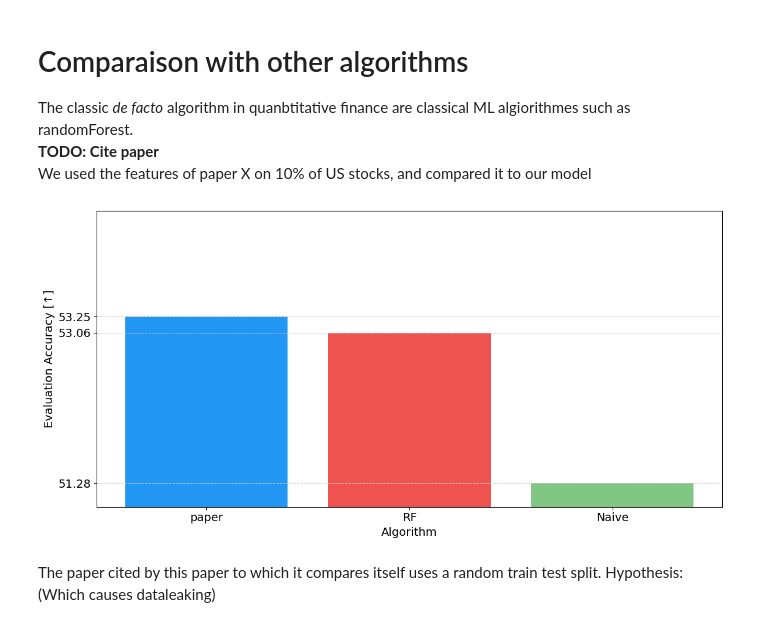
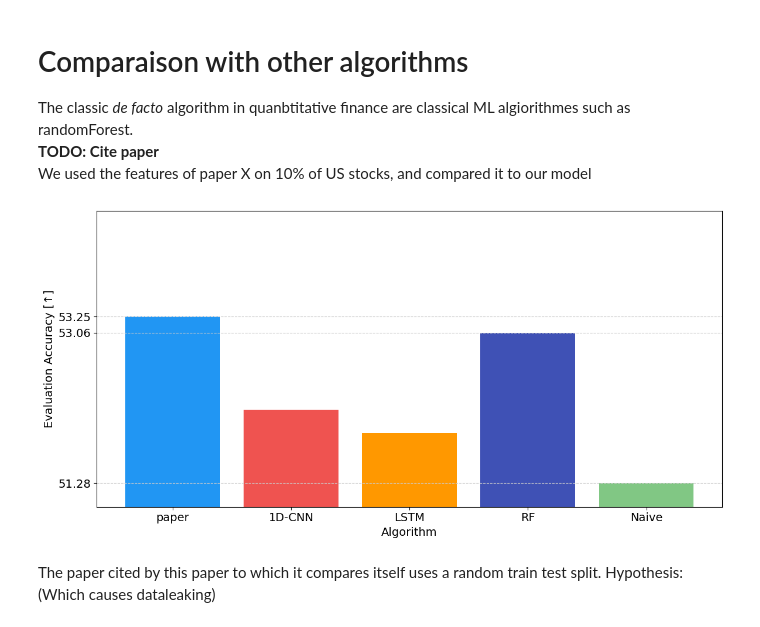
Before and after one commit to anthol42/MLSP-final_project, a Jupyter notebook: deep/notebooks/ablation.ipynb, the cells around one changed output. Saved outputs shown, nothing was run; the diff lists cells and outputs as text; code cells hidden in the pictures.

```diff
--- a/deep/notebooks/ablation.ipynb
+++ b/deep/notebooks/ablation.ipynb
@@ -324,22 +372,22 @@ The classic *de facto* algorithm in quanbtitative finance are classical ML algio
 **TODO: Cite paper**
 We used the features of paper X on 10% of US stocks, and compared it to our model
 # %%
-runID = [21]
+runID = [21, 29, 31]
 acc = [100 * rTable.loc[rid]["accuracy"] for rid in runID] + [53.06]
-names = ["paper", "RF", "Naive"]
+names = ["paper", "1D-CNN", "LSTM", "RF", "Naive"]
 fig, ax = plt.subplots(1,1, figsize=(12, 6))
-ax.bar(names, acc + [NAIVE_PERF["huge0.1"]], color=COLORS[:2] + [COLORS[2]])
+ax.bar(names, acc + [NAIVE_PERF["huge0.1"]], color=COLORS[:2] + COLORS[3:5] + [COLORS[2]])
 ax.set_yticks([acc[0], acc[-1], NAIVE_PERF["huge0.1"]])
 ax.set_ylim(51., 54.5)
 ax.set_ylabel("Evaluation Accuracy [↑]")
 plt.grid(axis="y")
 ax.set_xlabel("Algorithm")
 if OUT_FIGS is not None:
     plt.subplots_adjust(bottom=0.15, left=0.15)
     plt.tight_layout()
-    plt.savefig(f"{OUT_FIGS}/cnn_vs_rf.svg")
+    plt.savefig(f"{OUT_FIGS}/cnn_vs_other.svg")
 # %% [output]
-[figure, old version]
+[figure, new version]
 # %% [markdown]
 The paper cited by this paper to which it compares itself uses a random train test split. Hypothesis: (Which causes dataleaking)
 # %% [markdown]
```
Also changed, not shown: parts of 11 cells of this notebook, 1 other file.
